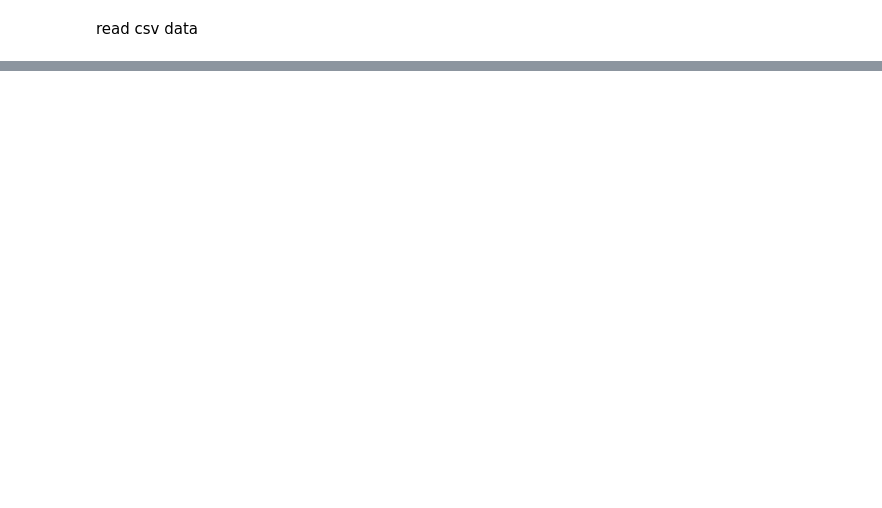
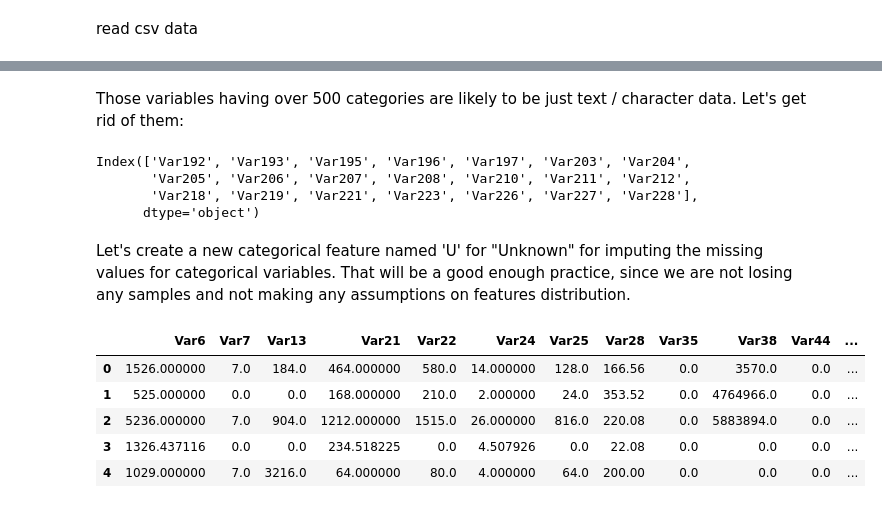
Before and after one commit to savagecm/CS-Notes, a Jupyter notebook: Untitled0.ipynb, the cells around one changed output, grey strips where cells are left out. Saved outputs shown, nothing was run; the diff lists cells and outputs as text; code cells hidden in the pictures; blank space fills up the shorter version.

```diff
--- a/Untitled0.ipynb
+++ b/Untitled0.ipynb
@@ -201,0 +159,15 @@ train.describe()
+# %%
+# mark zero values as missing or NaN
+#train[float_DataVars].isnull().replace(0, np.NaN)
+# fill missing values with mean column values
+#train[float_DataVars].fillna(train[float_DataVars].mean(), inplace=True)
+# count the number of NaN values in each column
+#train[float_DataVars]
+
+float_x_means = train.mean()
+
+for Var in float_DataVars:
+    x = train[Var]
+    isThereMissing = x.isnull()
+    if isThereMissing.sum() > 0:
+        train.loc[isThereMissing.tolist(), Var] = float_x_means[Var]
@@ -201,0 +180,10 @@ train.describe()
+# %%
+#Let's see the number of categories of each categorical feature:
+
+DataVars = train.columns
+
+categorical_DataVars = [Var for Var in DataVars
+                           if data_types[Var] != float]
+
+categorical_levels = train[categorical_DataVars].apply(lambda col: len(col.cat.categories))
+categorical_levels
@@ -202 +208,37 @@ train.describe()
+# %% [markdown]
+Those variables having over 500 categories are likely to be just text / character data.
+Let's get rid of them:
+# %%
+categorical_DataVars = categorical_levels[categorical_levels <= 500].index
+
+categorical_DataVars
+# %% [output]
+Index(['Var192', 'Var193', 'Var195', 'Var196', 'Var197', 'Var203', 'Var204',
+       'Var205', 'Var206', 'Var207', 'Var208', 'Var210', 'Var211', 'Var212',
+       'Var218', 'Var219', 'Var221', 'Var223', 'Var226', 'Var227', 'Var228'],
+      dtype='object')
+# %% [markdown]
+
+
+Let's create a new categorical feature named 'U' for "Unknown" for imputing the missing values for categorical variables. That will be a good enough practice, since we are not losing any samples and not making any assumptions on features distribution.
+# %%
+collapsed_categories = {}
+removed_categorical_DataVars = set()
+
+for Vars in categorical_DataVars:
+
+    isTheremissing_value = train[Vars].isnull()
+    if isTheremissing_value.sum() > 0:
+        train[Vars].cat.add_categories('unknown', inplace=True)
+        train.loc[isTheremissing_value.tolist(), Vars] = 'unknown'
+# %%
+
+train.head()
+# %% [output]
+|  | Var6 | Var7 | Var13 | Var21 | Var22 | Var24 | Var25 | Var28 | Var35 | Var38 | Var44 | ... |
+| 0 | 1526.000000 | 7.0 | 184.0 | 464.000000 | 580.0 | 14.000000 | 128.0 | 166.56 | 0.0 | 3570.0 | 0.0 | ... |
+| 1 | 525.000000 | 0.0 | 0.0 | 168.000000 | 210.0 | 2.000000 | 24.0 | 353.52 | 0.0 | 4764966.0 | 0.0 | ... |
+| 2 | 5236.000000 | 7.0 | 904.0 | 1212.000000 | 1515.0 | 26.000000 | 816.0 | 220.08 | 0.0 | 5883894.0 | 0.0 | ... |
+| 3 | 1326.437116 | 0.0 | 0.0 | 234.518225 | 0.0 | 4.507926 | 0.0 | 22.08 | 0.0 | 0.0 | 0.0 | ... |
+| 4 | 1029.000000 | 7.0 | 3216.0 | 64.000000 | 80.0 | 4.000000 | 64.0 | 200.00 | 0.0 | 0.0 | 0.0 | ... |
 # %%
```
Also changed, not shown: parts of 19 cells of this notebook.
